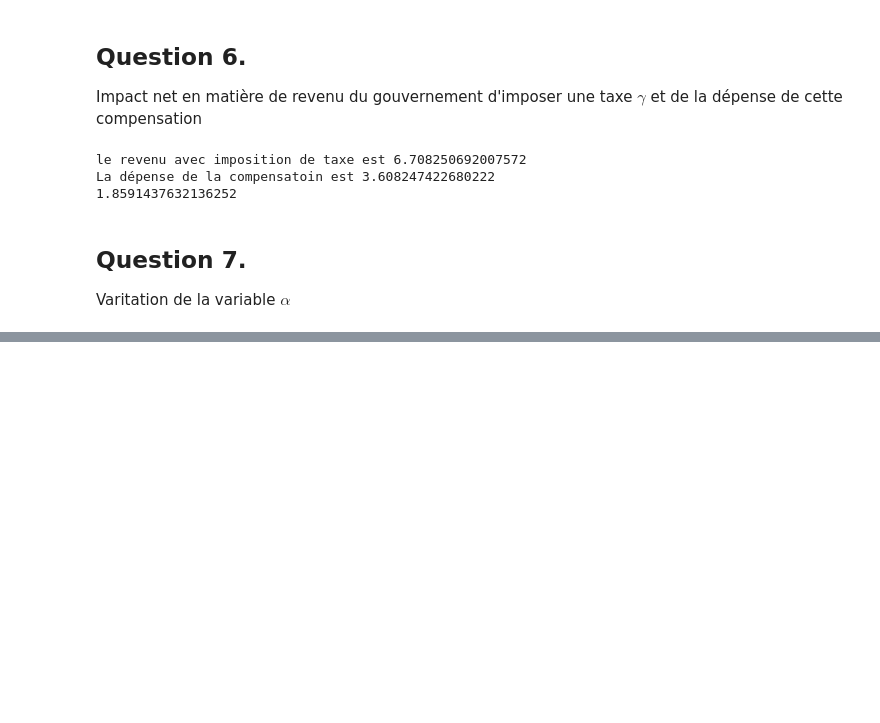
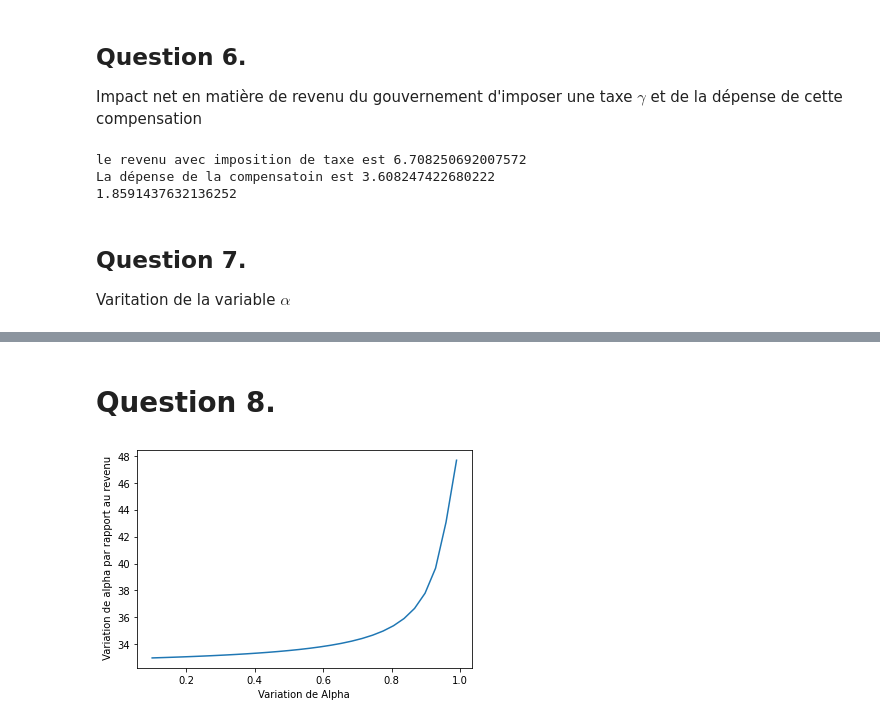
Before and after one commit to LoubnaMek/Microeconomie, a Jupyter notebook: tp_micro.ipynb, the cells around one changed output, grey strips where cells are left out. Cells and saved outputs as stored; diff of their text form; code cells hidden in the pictures; blank space fills up the shorter version.

```diff
--- a/tp_micro.ipynb
+++ b/tp_micro.ipynb
@@ -289,0 +309,17 @@ plt.show()
+# %% [markdown]
+# Question 8.
+# %%
+#Variation de Rho par rapport aux bien en carbone compensé
+
+rhos = np.linspace(0.1,0.99,30)
+
+rho_cmp = [cstar_cmp (2,0.1,1,0.7,rho,100) for rho in rhos]
+
+
+plt.figure()
+plt.plot(rhos,rho_cmp)
+plt.xlabel('Variation de Alpha')
+plt.ylabel(' Variation de alpha par rapport au revenu')
+plt.show()
+# %% [output]
+[figure, added]
```
Also changed, not shown: parts of 14 cells of this notebook.
